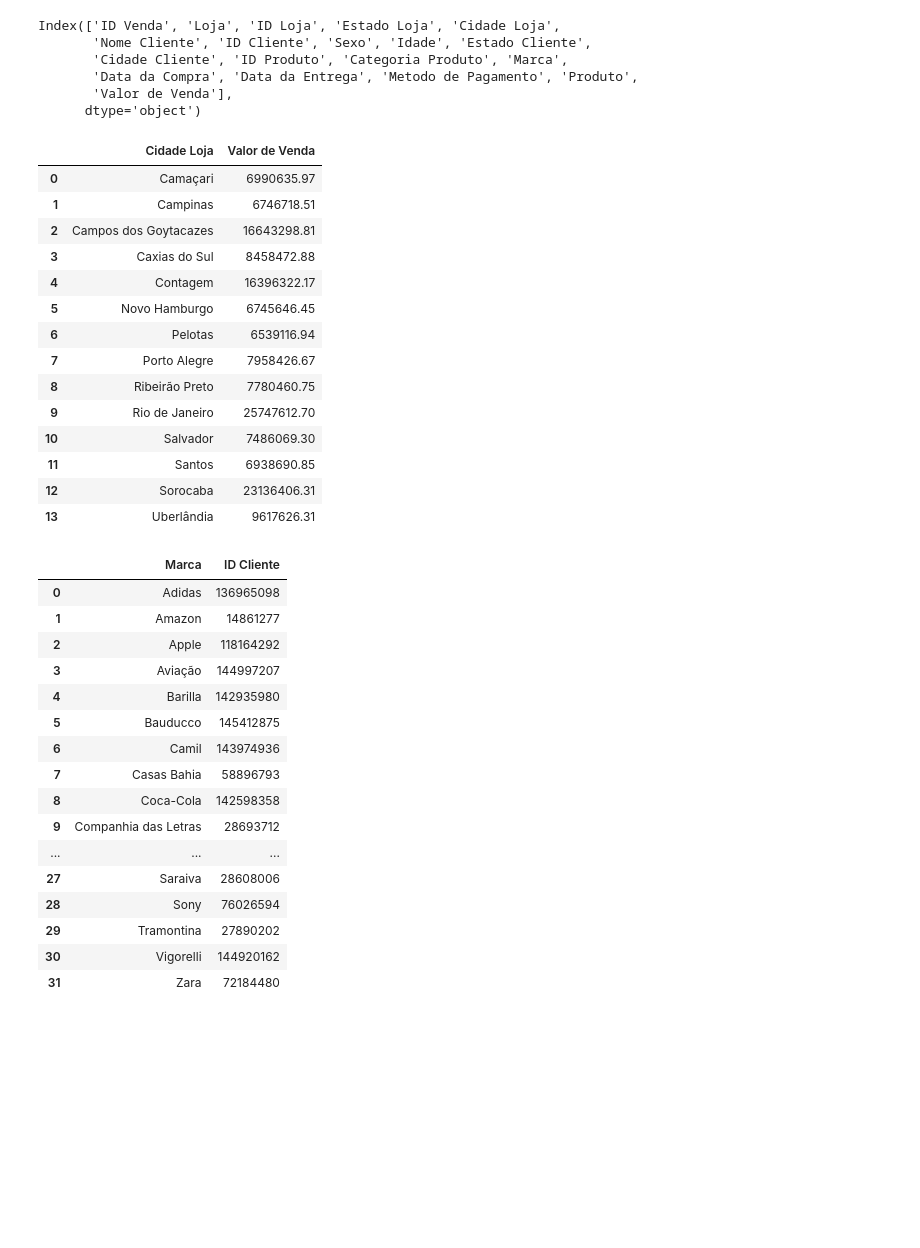
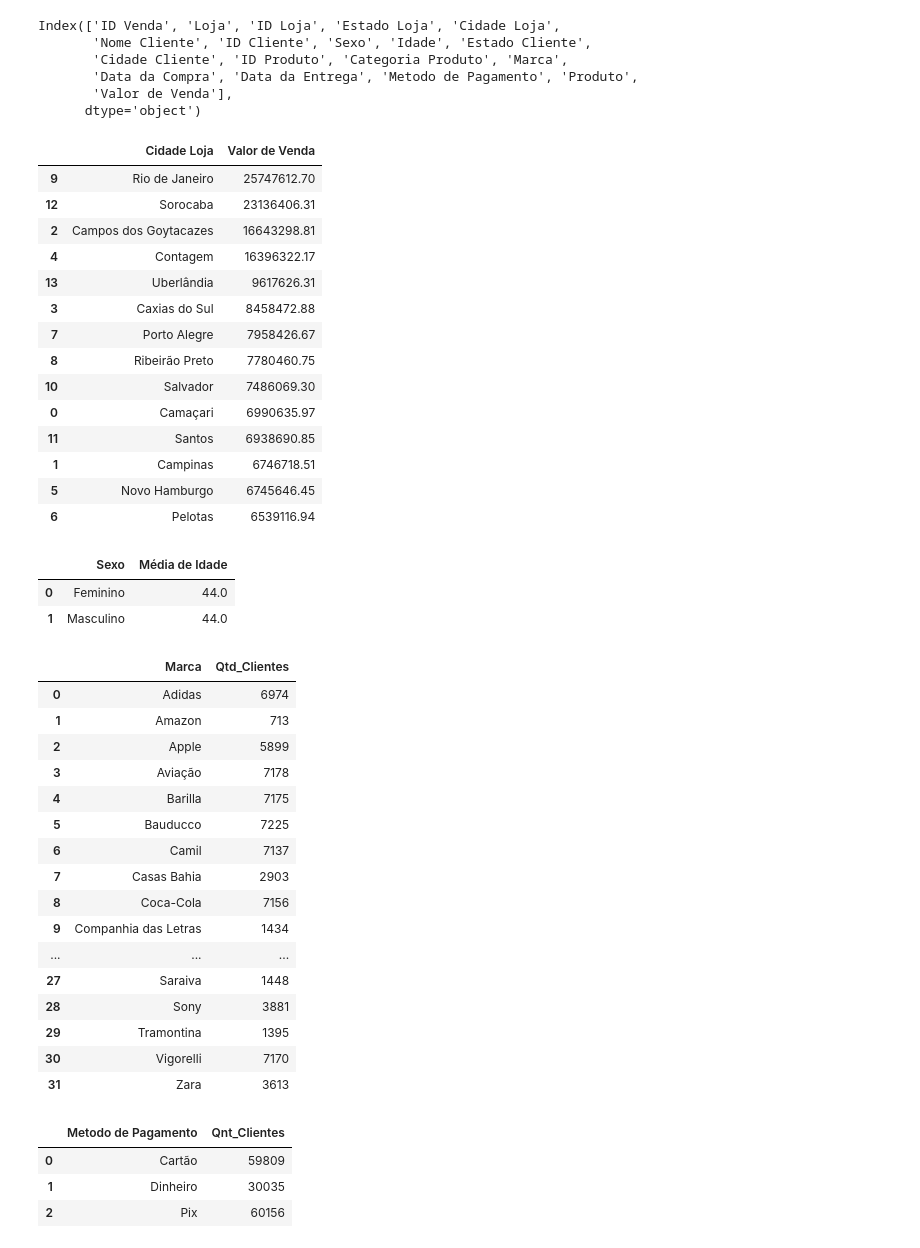
Before and after one commit to leticyanunes/Repo_Senac, a Jupyter notebook: Dados.ipynb, the cells around one changed output. Drawn from its saved outputs; the diff is of its cells as text; code cells hidden in the pictures; blank space fills up the shorter version.

```diff
--- a/Dados.ipynb
+++ b/Dados.ipynb
@@ -1,7 +1,7 @@
 # %%
 import pandas as pd
 # %%
-caramelo = pd.read_csv('CARAMELO.csv', sep=';')
+caramelo = pd.read_csv('CARAMELO (1).csv', sep=';')
 caramelo
 # %% [output]
 |  | ID Venda | Loja | ID Loja | Estado Loja | Cidade Loja | Nome Cliente | ID Cliente | Sexo | Idade | ... |
@@ -36,42 +35,60 @@ Index(['ID Venda', 'Loja', 'ID Loja', 'Estado Loja', 'Cidade Loja',
        'Valor de Venda'],
       dtype='object')
 # %%
-lucro_cidade = caramelo.groupby('Cidade Loja')['Valor de Venda'].sum().reset_index()
+lucro_cidade = caramelo.groupby('Cidade Loja')['Valor de Venda'].sum().reset_index().sort_values(by='Valor de Venda', ascending=False) # ascending = false (maior para o menor), true = menor para o maior
 lucro_cidade #CIDADE MAIS LUCRATIVA
 # %% [output]
 |  | Cidade Loja | Valor de Venda |
+| 9 | Rio de Janeiro | 25747612.70 |
+| 12 | Sorocaba | 23136406.31 |
+| 2 | Campos dos Goytacazes | 16643298.81 |
+| 4 | Contagem | 16396322.17 |
+| 13 | Uberlândia | 9617626.31 |
+| 3 | Caxias do Sul | 8458472.88 |
+| 7 | Porto Alegre | 7958426.67 |
+| 8 | Ribeirão Preto | 7780460.75 |
+| 10 | Salvador | 7486069.30 |
 | 0 | Camaçari | 6990635.97 |
+| 11 | Santos | 6938690.85 |
 | 1 | Campinas | 6746718.51 |
-| 2 | Campos dos Goytacazes | 16643298.81 |
-| 3 | Caxias do Sul | 8458472.88 |
-| 4 | Contagem | 16396322.17 |
 | 5 | Novo Hamburgo | 6745646.45 |
 | 6 | Pelotas | 6539116.94 |
-| 7 | Porto Alegre | 7958426.67 |
-| 8 | Ribeirão Preto | 7780460.75 |
-| 9 | Rio de Janeiro | 25747612.70 |
-| 10 | Salvador | 7486069.30 |
-| 11 | Santos | 6938690.85 |
-| 12 | Sorocaba | 23136406.31 |
-| 13 | Uberlândia | 9617626.31 |
+# %%
+clientes = caramelo.groupby('Sexo')['Idade'].median().reset_index() #calcula a mediana
+clientes = clientes.rename(columns={'Idade': 'Média de Idade'})
+clientes #mediana de idade por genero
+# %% [output]
+|  | Sexo | Média de Idade |
+| 0 | Feminino | 44.0 |
+| 1 | Masculino | 44.0 |
 # %%
-marca = caramelo.groupby('Marca')['ID Cliente'].sum().reset_index()
+marca = caramelo.groupby('Marca')['Nome Cliente'].count().reset_index() #count é para n concatenar e sim contar
+marca = marca.rename(columns={'Nome Cliente': 'Qtd_Clientes'}) #mudar o nome da coluna
 marca # Qual a marca favorita
 # %% [output]
-|  | Marca | ID Cliente |
-| 0 | Adidas | 136965098 |
-| 1 | Amazon | 14861277 |
-| 2 | Apple | 118164292 |
-| 3 | Aviação | 144997207 |
-| 4 | Barilla | 142935980 |
-| 5 | Bauducco | 145412875 |
-| 6 | Camil | 143974936 |
-| 7 | Casas Bahia | 58896793 |
-| 8 | Coca-Cola | 142598358 |
-| 9 | Companhia das Letras | 28693712 |
+|  | Marca | Qtd_Clientes |
+| 0 | Adidas | 6974 |
+| 1 | Amazon | 713 |
+| 2 | Apple | 5899 |
+| 3 | Aviação | 7178 |
+| 4 | Barilla | 7175 |
+| 5 | Bauducco | 7225 |
+| 6 | Camil | 7137 |
+| 7 | Casas Bahia | 2903 |
+| 8 | Coca-Cola | 7156 |
+| 9 | Companhia das Letras | 1434 |
 | ... | ... | ... |
-| 27 | Saraiva | 28608006 |
-| 28 | Sony | 76026594 |
-| 29 | Tramontina | 27890202 |
-| 30 | Vigorelli | 144920162 |
-| 31 | Zara | 72184480 |
+| 27 | Saraiva | 1448 |
+| 28 | Sony | 3881 |
+| 29 | Tramontina | 1395 |
+| 30 | Vigorelli | 7170 |
+| 31 | Zara | 3613 |
+# %%
+pagamento = caramelo.groupby('Metodo de Pagamento')['ID Cliente'].count().reset_index()
+pagamento = pagamento.rename(columns={'ID Cliente': 'Qnt_Clientes'})
+pagamento # metodo de pagamento mais utilizado
+# %% [output]
+|  | Metodo de Pagamento | Qnt_Clientes |
+| 0 | Cartão | 59809 |
+| 1 | Dinheiro | 30035 |
+| 2 | Pix | 60156 |
```
Also changed, not shown: parts of 4 cells of this notebook, 2 other files.
